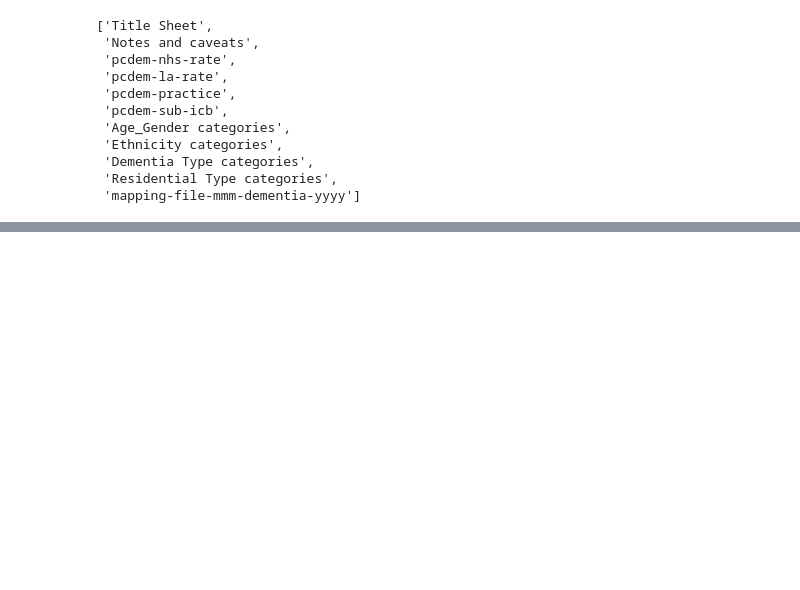
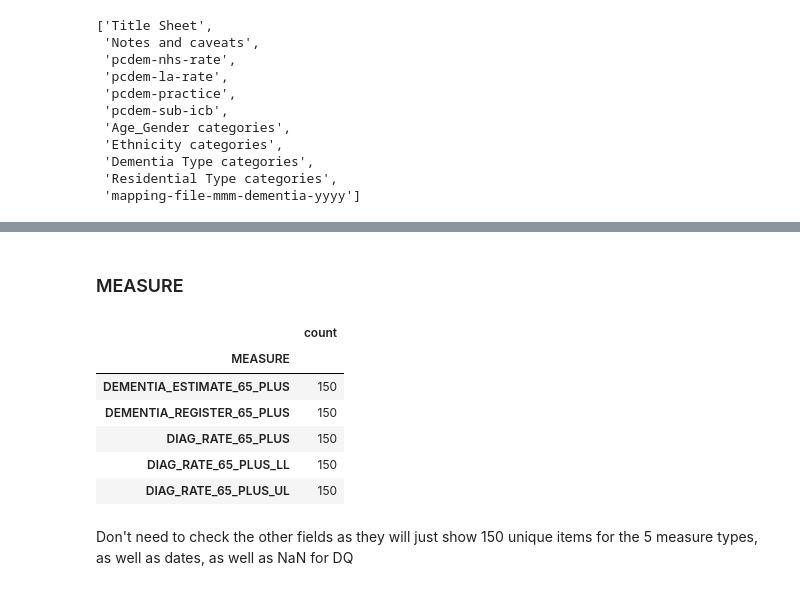
Before and after one commit to abdulrehmarnALI/dementia-atlas, a Jupyter notebook: pipeline/notebooks/00_june_2026_release_exploration.ipynb, the cells around one changed output, grey strips where cells are left out. Cells and saved outputs as stored; diff of their text form; code cells hidden in the pictures; blank space fills up the shorter version.

```diff
--- a/pipeline/notebooks/00_june_2026_release_exploration.ipynb
+++ b/pipeline/notebooks/00_june_2026_release_exploration.ipynb
@@ -222,0 +267,14 @@ display(xls.sheet_names)
+# %% [markdown]
+### MEASURE
+# %%
+display(rate["MEASURE"].value_counts().to_frame())
+# %% [output]
+|  | count |
+| MEASURE |  |
+| DEMENTIA_ESTIMATE_65_PLUS | 150 |
+| DEMENTIA_REGISTER_65_PLUS | 150 |
+| DIAG_RATE_65_PLUS | 150 |
+| DIAG_RATE_65_PLUS_LL | 150 |
+| DIAG_RATE_65_PLUS_UL | 150 |
+# %% [markdown]
+Don't need to check the other fields as they will just show 150 unique items for the 5 measure types, as well as dates, as well as NaN for DQ
```
Also changed, not shown: parts of 30 cells of this notebook, 1 other file.
